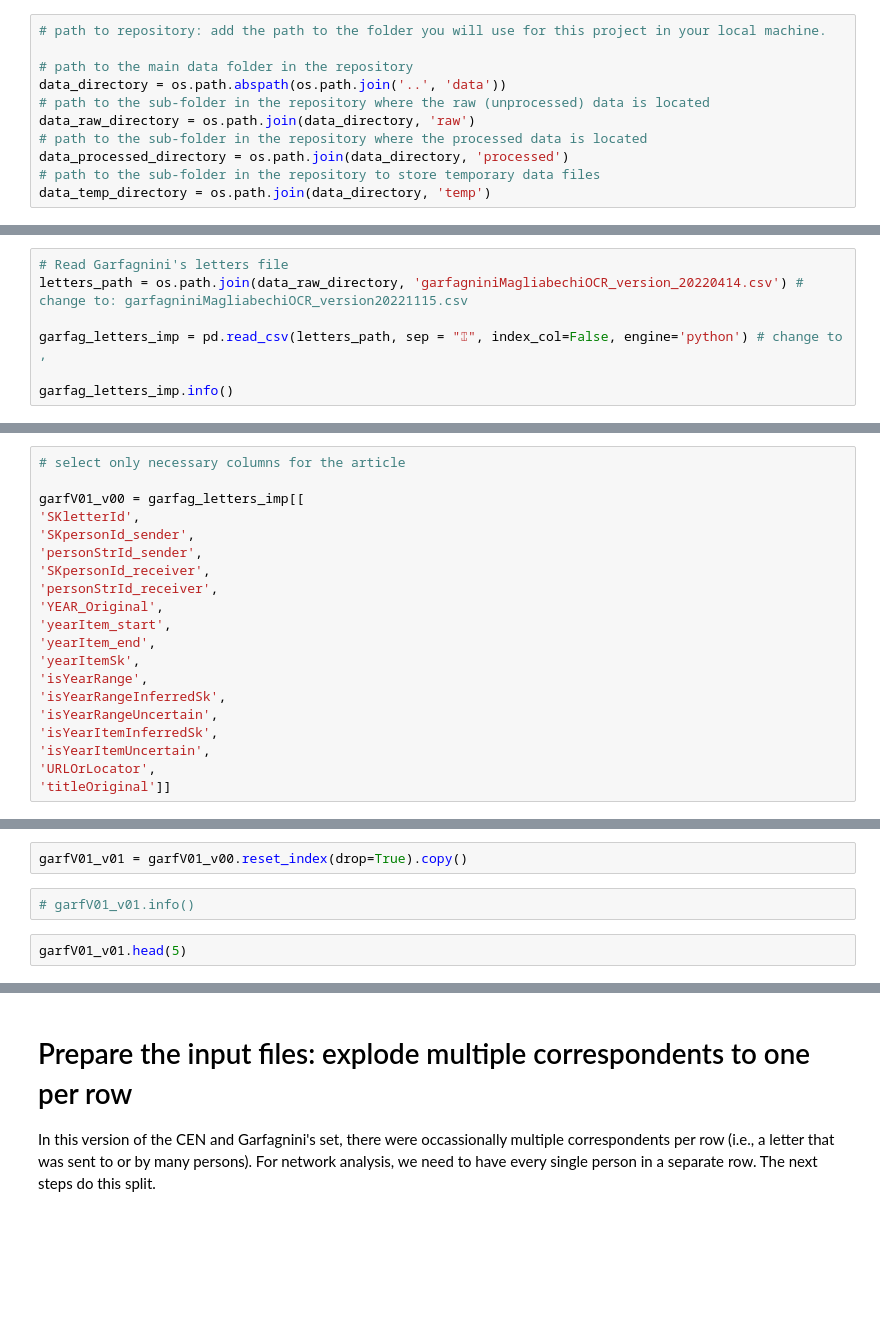
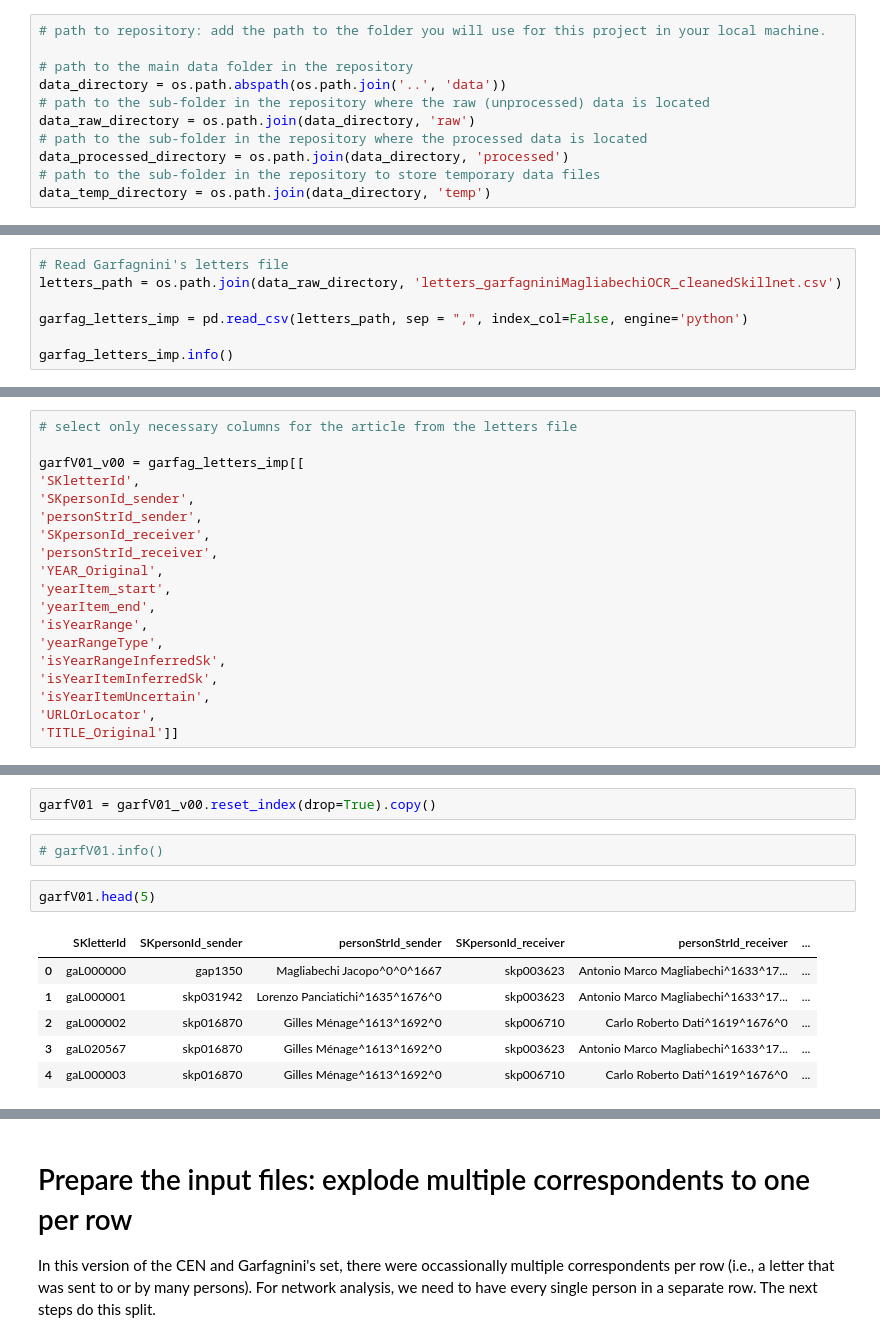
Before and after one commit to lilimelgar/data_preparation_article_balance_theory_vanVugt, a Jupyter notebook: src/script_dataPreparation_Python_unlinkedArticle.ipynb, the cells around one changed output, grey strips where cells are left out. Saved outputs shown, nothing was run; the diff lists cells and outputs as text; blank space fills up the shorter version.

```diff
--- a/src/script_dataPreparation_Python_unlinkedArticle.ipynb
+++ b/src/script_dataPreparation_Python_unlinkedArticle.ipynb
@@ -96,7 +129,7 @@ We upload the curated dataset of Garfagnini's inventory of Magliabechi's letters
 # %%
 # Read Garfagnini's letters file
-letters_path = os.path.join(data_raw_directory, 'garfagniniMagliabechiOCR_version_20220414.csv') # change to: garfagniniMagliabechiOCR_version20221115.csv
+letters_path = os.path.join(data_raw_directory, 'letters_garfagniniMagliabechiOCR_cleanedSkillnet.csv')
 
-garfag_letters_imp = pd.read_csv(letters_path, sep = "⑄", index_col=False, engine='python') # change to ,
+garfag_letters_imp = pd.read_csv(letters_path, sep = ",", index_col=False, engine='python')
 
 garfag_letters_imp.info()
@@ -103,5 +171,5 @@ garfag_letters_imp.info()
 # %%
-# select only necessary columns for the article
+# select only necessary columns for the article from the letters file
 
 garfV01_v00 = garfag_letters_imp[[
 'SKletterId',
@@ -112,13 +180,12 @@ garfV01_v00 = garfag_letters_imp[[
 'YEAR_Original',
 'yearItem_start',
 'yearItem_end',
-'yearItemSk',
 'isYearRange',
+'yearRangeType',
 'isYearRangeInferredSk',
-'isYearRangeUncertain',
 'isYearItemInferredSk',
 'isYearItemUncertain',
 'URLOrLocator',
-'titleOriginal']]
+'TITLE_Original']]
 # %%
 garfV01_v00.info()
@@ -125,8 +210,15 @@ garfV01_v00.info()
 # %%
-garfV01_v01 = garfV01_v00.reset_index(drop=True).copy()
+garfV01 = garfV01_v00.reset_index(drop=True).copy()
 # %%
-# garfV01_v01.info()
+# garfV01.info()
 # %%
-garfV01_v01.head(5)
+garfV01.head(5)
+# %% [output]
+|  | SKletterId | SKpersonId_sender | personStrId_sender | SKpersonId_receiver | personStrId_receiver | ... |
+| 0 | gaL000000 | gap1350 | Magliabechi Jacopo^0^0^1667 | skp003623 | Antonio Marco Magliabechi^1633^17... | ... |
+| 1 | gaL000001 | skp031942 | Lorenzo Panciatichi^1635^1676^0 | skp003623 | Antonio Marco Magliabechi^1633^17... | ... |
+| 2 | gaL000002 | skp016870 | Gilles Ménage^1613^1692^0 | skp006710 | Carlo Roberto Dati^1619^1676^0 | ... |
+| 3 | gaL020567 | skp016870 | Gilles Ménage^1613^1692^0 | skp003623 | Antonio Marco Magliabechi^1633^17... | ... |
+| 4 | gaL000003 | skp016870 | Gilles Ménage^1613^1692^0 | skp006710 | Carlo Roberto Dati^1619^1676^0 | ... |
 # %%
 # # test, here add Id of a letter I know has multiple senders/receivers
```
Also changed, not shown: parts of 233 cells of this notebook.
